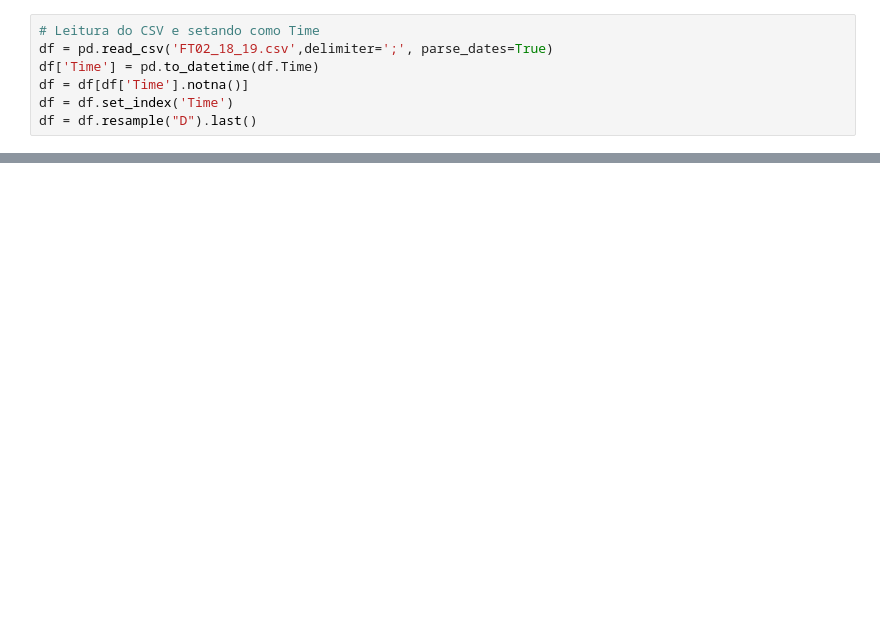
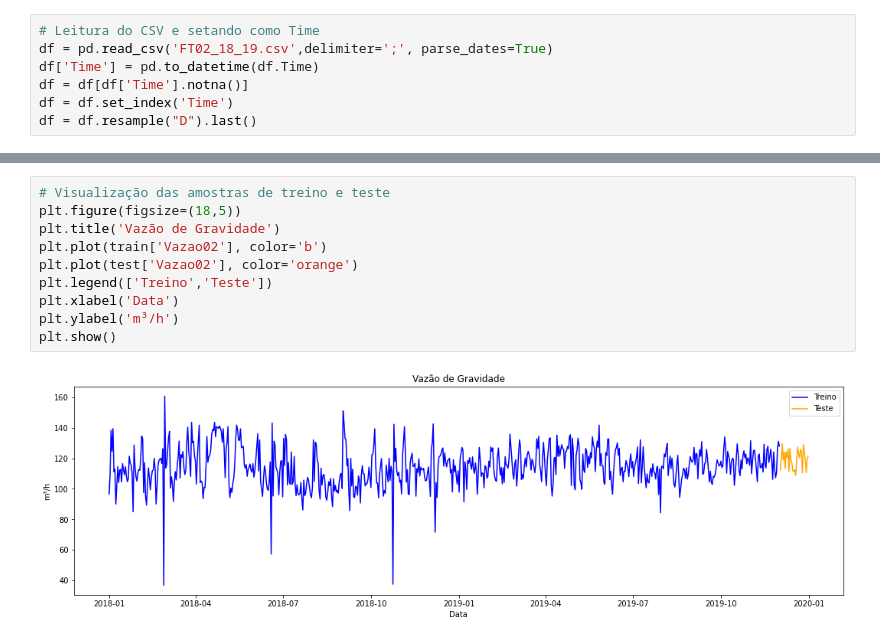
Before and after one commit to MarceloAvanzi/Time-Series-Forecast, a Jupyter notebook: ARIMA.ipynb, the cells around one changed output, grey strips where cells are left out. Saved outputs shown, nothing was run; the diff lists cells and outputs as text; blank space fills up the shorter version.

```diff
--- a/ARIMA.ipynb
+++ b/ARIMA.ipynb
@@ -28,0 +34,12 @@ predictions = list()
+# %%
+# Visualização das amostras de treino e teste
+plt.figure(figsize=(18,5))
+plt.title('Vazão de Gravidade')
+plt.plot(train['Vazao02'], color='b')
+plt.plot(test['Vazao02'], color='orange')
+plt.legend(['Treino','Teste'])
+plt.xlabel('Data')
+plt.ylabel('m³/h')
+plt.show()
+# %% [output]
+[figure, added]
```
Also changed, not shown: parts of 13 cells of this notebook, 1 other file.
